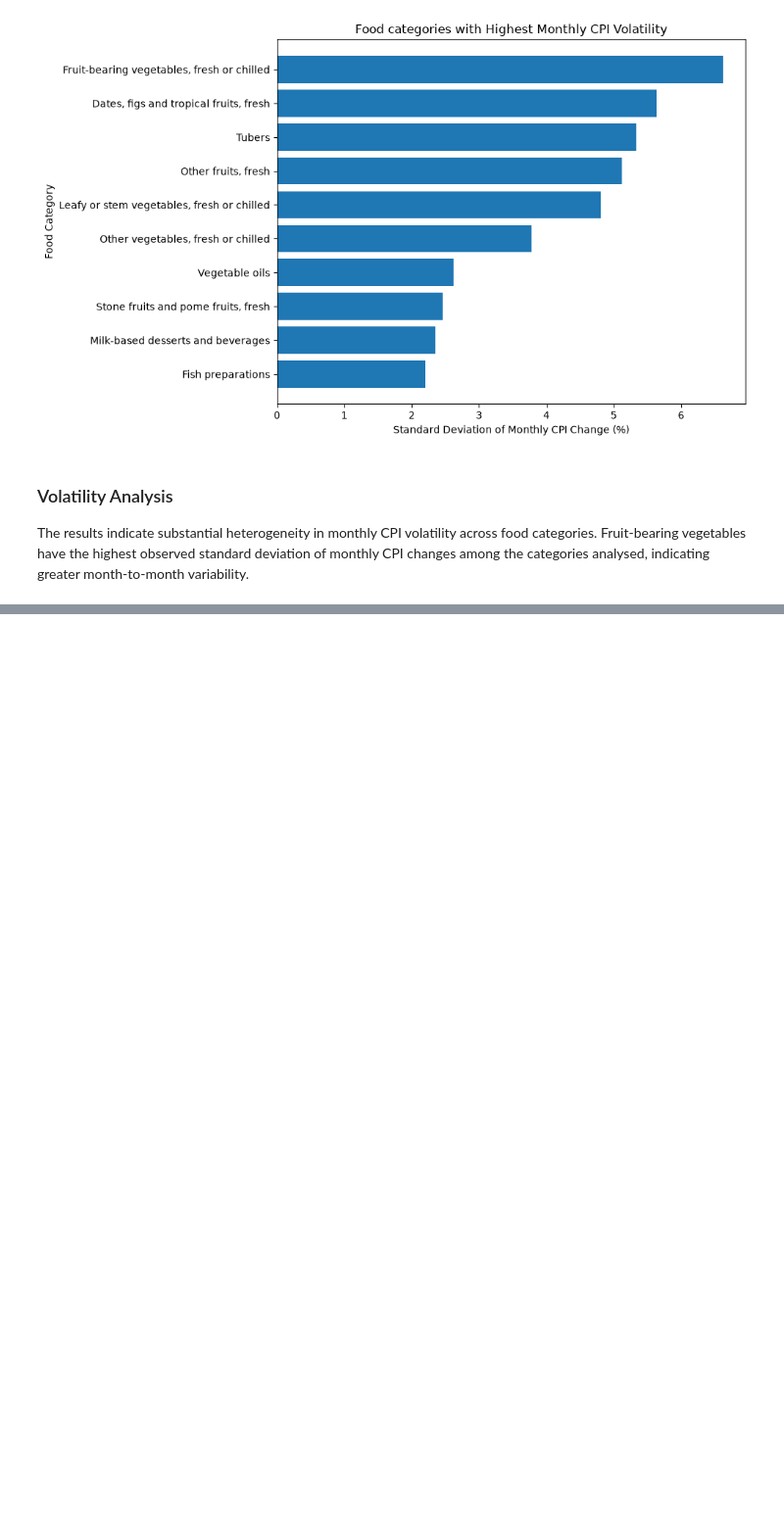
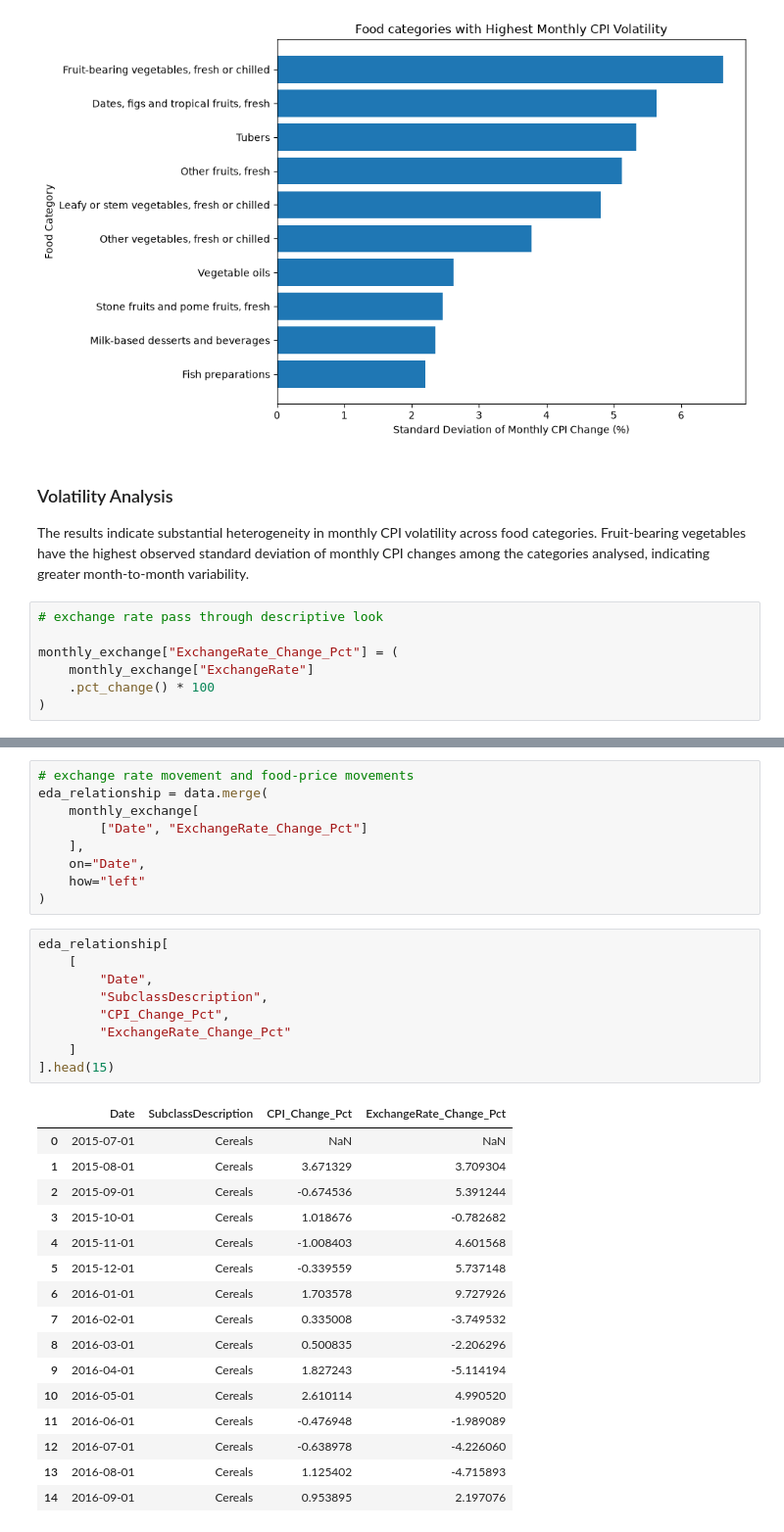
Before and after one commit to MasindiManaga/ERPT_ML_Research, a Jupyter notebook: notebooks/04_Exploratory_Data_Analysis.ipynb, the cells around one changed output, grey strips where cells are left out. Shown at 98% size. Cells and saved outputs as stored; diff of their text form; blank space fills up the shorter version.

Commit message:
Correlation Analysis in 04_Exploratory_Data_Analysis

```diff
--- a/notebooks/04_Exploratory_Data_Analysis.ipynb
+++ b/notebooks/04_Exploratory_Data_Analysis.ipynb
@@ -589,3 +589,10 @@ plt.show()
 # %% [markdown]
 ### Volatility Analysis
 The results indicate substantial heterogeneity in monthly CPI volatility across food categories. Fruit-bearing vegetables have the highest observed standard deviation of monthly CPI changes among the categories analysed, indicating greater month-to-month variability.
+# %%
+# exchange rate pass through descriptive look
+
+monthly_exchange["ExchangeRate_Change_Pct"] = (
+    monthly_exchange["ExchangeRate"]
+    .pct_change() * 100
+)
@@ -591,0 +614,35 @@ The results indicate substantial heterogeneity in monthly CPI volatility across
+# %%
+# exchange rate movement and food-price movements
+eda_relationship = data.merge(
+    monthly_exchange[
+        ["Date", "ExchangeRate_Change_Pct"]
+    ],
+    on="Date",
+    how="left"
+)
+# %%
+eda_relationship[
+    [
+        "Date",
+        "SubclassDescription",
+        "CPI_Change_Pct",
+        "ExchangeRate_Change_Pct"
+    ]
+].head(15)
+# %% [output]
+|  | Date | SubclassDescription | CPI_Change_Pct | ExchangeRate_Change_Pct |
+| 0 | 2015-07-01 | Cereals | NaN | NaN |
+| 1 | 2015-08-01 | Cereals | 3.671329 | 3.709304 |
+| 2 | 2015-09-01 | Cereals | -0.674536 | 5.391244 |
+| 3 | 2015-10-01 | Cereals | 1.018676 | -0.782682 |
+| 4 | 2015-11-01 | Cereals | -1.008403 | 4.601568 |
+| 5 | 2015-12-01 | Cereals | -0.339559 | 5.737148 |
+| 6 | 2016-01-01 | Cereals | 1.703578 | 9.727926 |
+| 7 | 2016-02-01 | Cereals | 0.335008 | -3.749532 |
+| 8 | 2016-03-01 | Cereals | 0.500835 | -2.206296 |
+| 9 | 2016-04-01 | Cereals | 1.827243 | -5.114194 |
+| 10 | 2016-05-01 | Cereals | 2.610114 | 4.990520 |
+| 11 | 2016-06-01 | Cereals | -0.476948 | -1.989089 |
+| 12 | 2016-07-01 | Cereals | -0.638978 | -4.226060 |
+| 13 | 2016-08-01 | Cereals | 1.125402 | -4.715893 |
+| 14 | 2016-09-01 | Cereals | 0.953895 | 2.197076 |
```
Also changed, not shown: parts of 3 cells of this notebook.
